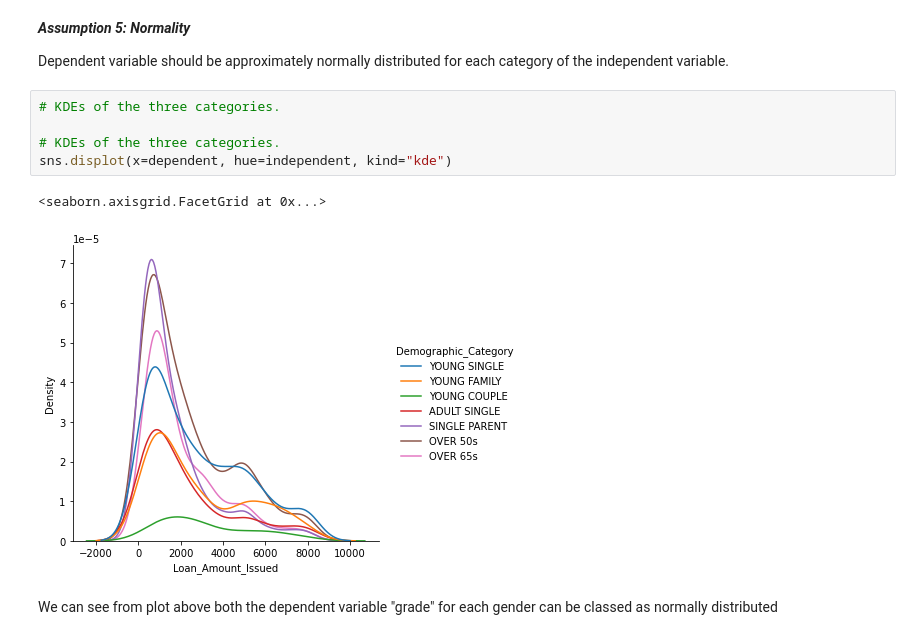
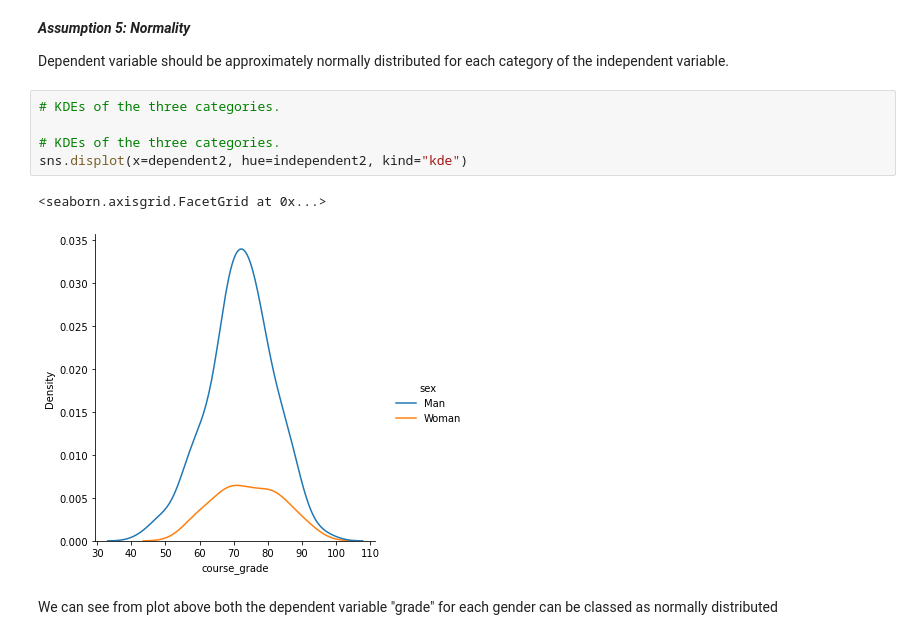
Before and after one commit to brendantipp/gmit_mls_2021, a Jupyter notebook: scipy-stats.ipynb, the cells around one changed output. Cells and saved outputs as stored; diff of their text form.

```diff
--- a/scipy-stats.ipynb
+++ b/scipy-stats.ipynb
@@ -407,11 +407,11 @@ Dependent variable should be approximately normally distributed for each categor
 # %%
 # KDEs of the three categories.
 
 # KDEs of the three categories.
-sns.displot(x=dependent, hue=independent, kind="kde")
+sns.displot(x=dependent2, hue=independent2, kind="kde")
 # %% [output]
 <seaborn.axisgrid.FacetGrid at 0x...>
-[figure, old version]
+[figure, new version]
 # %% [markdown]
 We can see from plot above both the dependent variable "grade" for each gender can be classed as normally distributed
 # %% [markdown]
```
Also changed, not shown: parts of 1 cell of this notebook.
